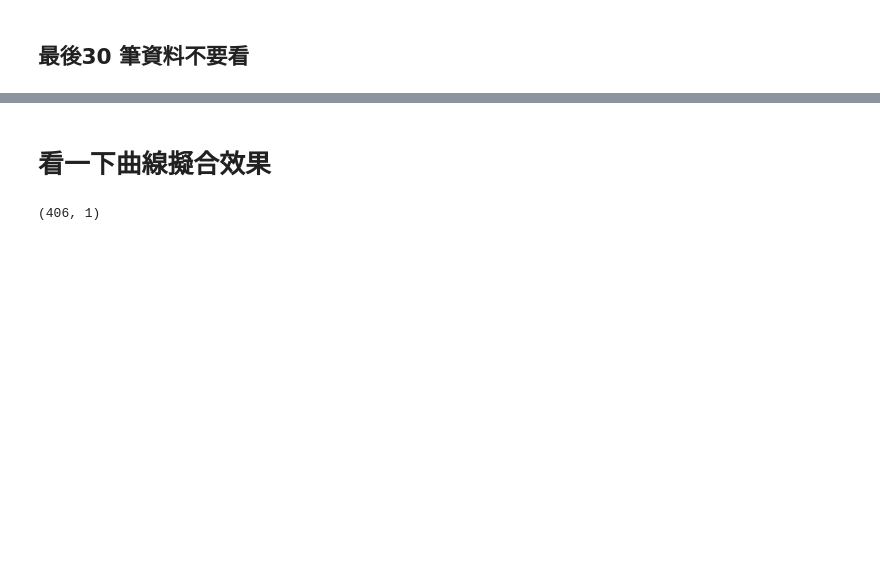
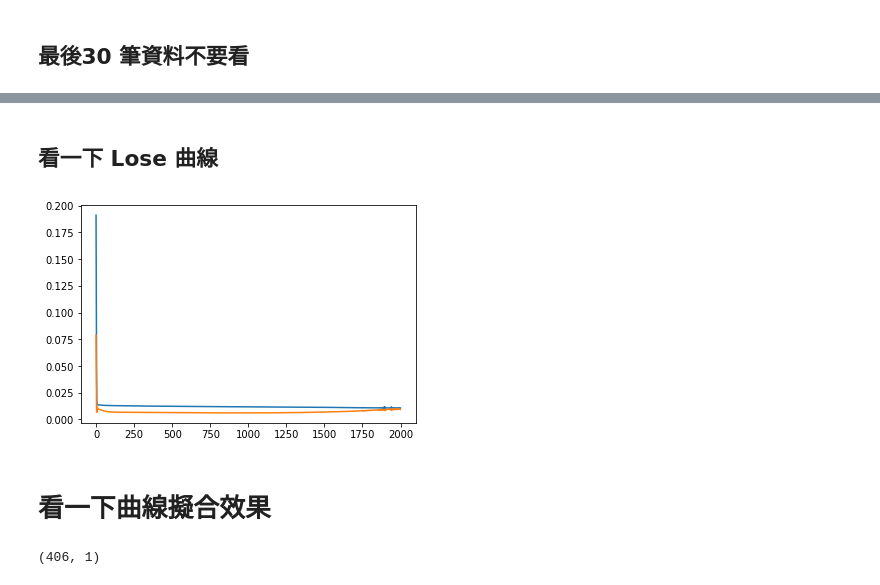
Before and after one commit to kenttw/deeplearning_homework, a Jupyter notebook: Keras_LSTM2.ipynb, the cells around one changed output, grey strips where cells are left out. Cells and saved outputs as stored; diff of their text form; code cells hidden in the pictures; blank space fills up the shorter version.

```diff
--- a/Keras_LSTM2.ipynb
+++ b/Keras_LSTM2.ipynb
@@ -170,3 +178,11 @@ KeyboardInterrupt:
+# %% [markdown]
+## 看一下 Lose 曲線
+# %%
+pyplot.plot(loss)
+pyplot.plot(val_loss)
+pyplot.show()
+# %% [output]
+[figure, added]
 # %% [markdown]
 # 看一下曲線擬合效果
 # %%
```
Also changed, not shown: parts of 10 cells of this notebook.
